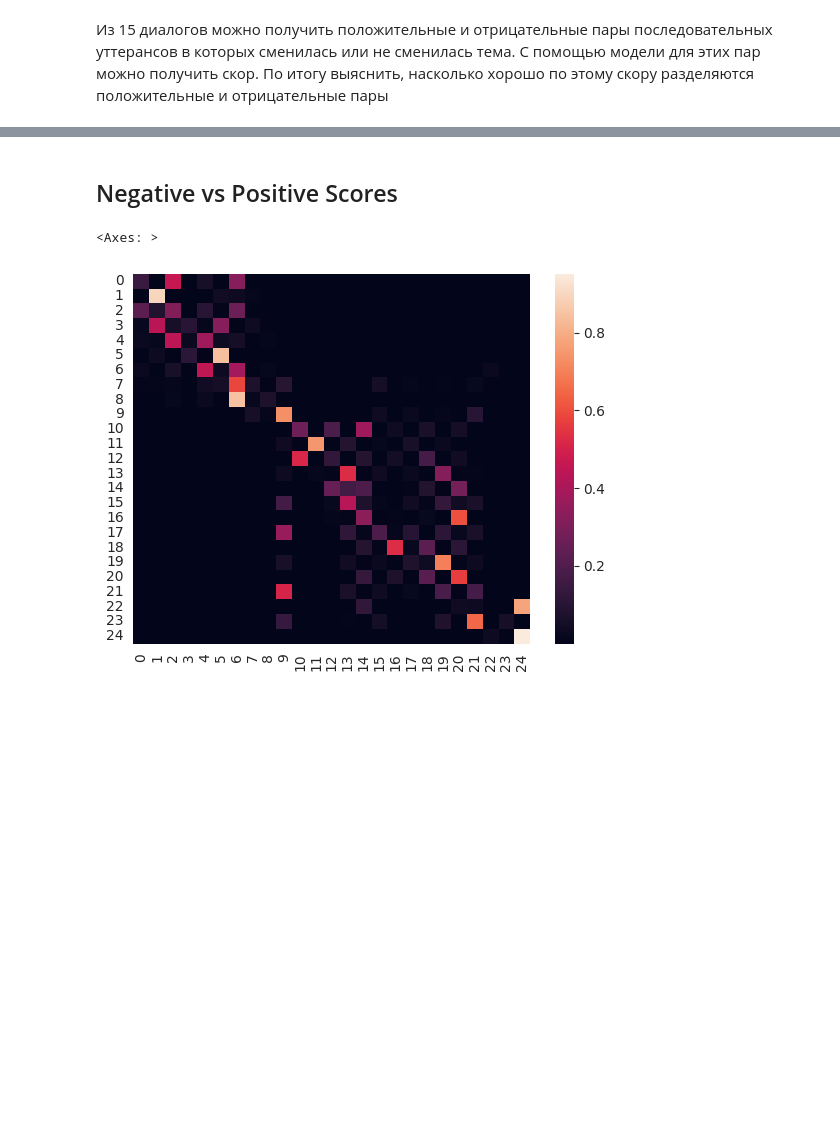
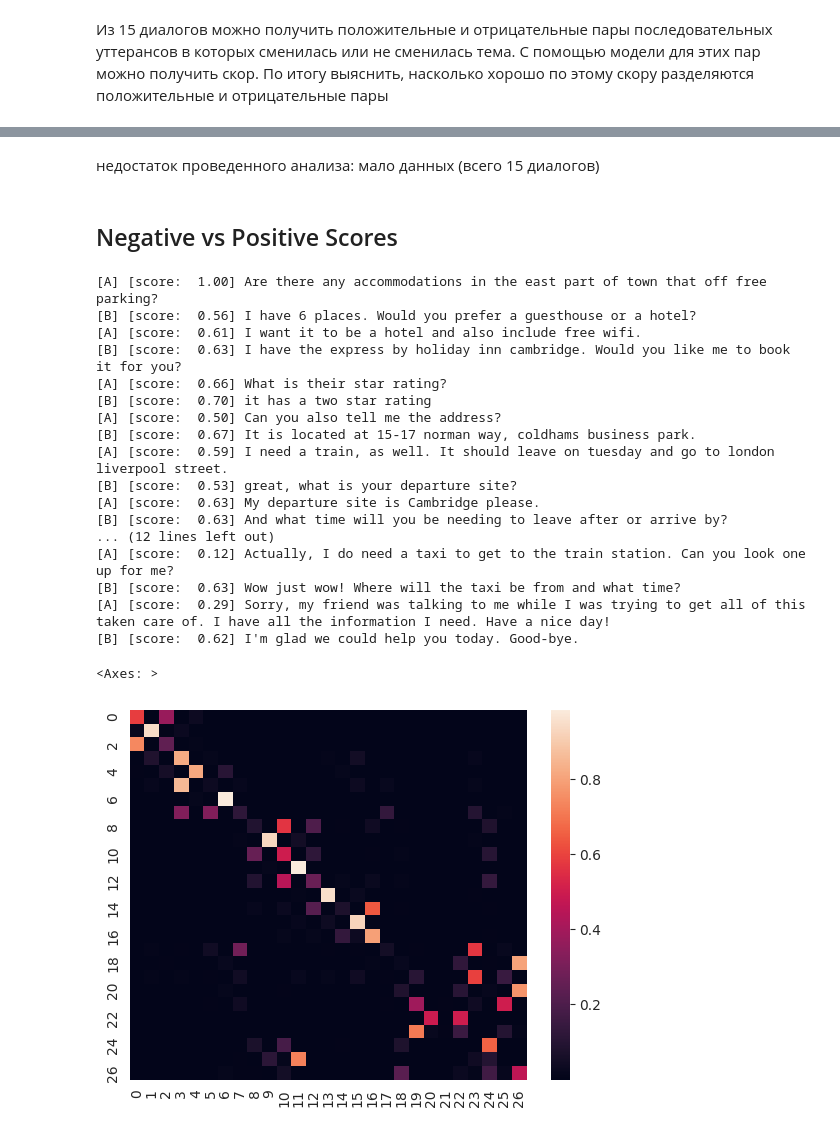
Before and after one commit to voorhs/dialogue-augmentation, a Jupyter notebook: pairwise.ipynb, the cells around one changed output, grey strips where cells are left out. Saved outputs shown, nothing was run; the diff lists cells and outputs as text; code cells hidden in the pictures; blank space fills up the shorter version.

```diff
--- a/pairwise.ipynb
+++ b/pairwise.ipynb
@@ -182,7 +191,7 @@ def show_positionwise_scores(i_dia):
     speaker_alias = "AB"
     dia = dataset[i_dia]
     abs_scores = [1] + df[df.i_dia == i_dia].sort_values('i_pair')['abs_score'].tolist()
-    uts = [f'[{speaker_alias[item["speaker1"]]}] [score: {abs_score:5.2f}] {item["utterance"]}' for abs_score, item in zip(abs_scores, dia)]
+    uts = [f'[{speaker_alias[item["speaker"]]}] [score: {abs_score:5.2f}] {item["utterance"]}' for abs_score, item in zip(abs_scores, dia)]
     print('\n'.join(uts))
 # %%
 import seaborn as sns
@@ -559,16 +568,31 @@ def is_switch(lab1, lab2):
     a = lab1 != lab2
     b = isinstance(lab1, list) or isinstance(lab2, list)
     return a or b
-scores_list = []
+abs_scores_list = []
+rel_scores_list = []
 i_pair_list = []
 is_switch_list = []
+is_switch_precise_list = []
+i_dia_list = []
 for i_dia in range(15):
-    scores = df[df.i_dia == i_dia].sort_values('i_pair')['abs_score'].tolist()
-    scores_list.extend(scores)
+    df_tmp = df[df.i_dia == i_dia].sort_values('i_pair')
+    abs_scores = df_tmp['abs_score'].tolist()
+    rel_scores = df_tmp['rel_score'].tolist()
+    abs_scores_list.extend(abs_scores)
+    rel_scores_list.extend(rel_scores)
     # print(len(scores), len(segments))
-    for i in range(len(scores)):
+    for i in range(len(abs_scores)):
         is_switch_list.append(is_switch(segments[i_dia][i], segments[i_dia][i+1]))
-    i_pair_list.extend(list(range(len(scores))))
+        is_switch_precise_list.append(is_switch(segments_precise[i_dia][i], segments_precise[i_dia][i+1]))
+    i_pair_list.extend(list(range(len(abs_scores))))
+    i_dia_list.extend([i_dia] * len(abs_scores))
 
 
-df_switch = pd.DataFrame({'score': scores_list, 'i_pair': i_pair_list, 'is_switch': is_switch_list})
+df_switch = pd.DataFrame({
+    'abs_score': abs_scores_list,
+    'rel_score': rel_scores_list,
+    'i_pair': i_pair_list,
+    'i_dia': i_dia_list,
+    'is_switch': is_switch_list,
+    'is_switch_precise': is_switch_precise_list
+})
@@ -585,0 +651,3 @@ sns.scatterplot(df_switch, x='score', y='is_switch', ax=ax[0])
+# %%
+i_dia = 8
+draw_switch(df_switch[df_switch.i_dia == i_dia], absolute=True)
@@ -586,3 +688,5 @@ sns.scatterplot(df_switch, x='score', y='is_switch', ax=ax[0])
+# %% [markdown]
+недостаток проведенного анализа: мало данных (всего 15 диалогов)
 # %% [markdown]
 ## Negative vs Positive Scores
 # %%
@@ -607,9 +711,27 @@ for i_dia, dia in enumerate(tqdm(dataset)):
 # %%
 import seaborn as sns
 sns.set_style('whitegrid')
-import matplotlib.pyplot as plt
 
-sns.heatmap(scores_list[10], annot=False, fmt='.1f')
+i_dia=8
+show_positionwise_scores(i_dia)
+sns.heatmap(scores_list[i_dia], annot=False, fmt='.1f')
 # %% [output]
-<Axes: >
+[A] [score:  1.00] Are there any accommodations in the east part of town that off free parking?
+[B] [score:  0.56] I have 6 places. Would you prefer a guesthouse or a hotel?
+[A] [score:  0.61] I want it to be a hotel and also include free wifi.
+[B] [score:  0.63] I have the express by holiday inn cambridge. Would you like me to book it for you?
+[A] [score:  0.66] What is their star rating?
+[B] [score:  0.70] it has a two star rating
+[A] [score:  0.50] Can you also tell me the address?
+[B] [score:  0.67] It is located at 15-17 norman way, coldhams business park.
+[A] [score:  0.59] I need a train, as well. It should leave on tuesday and go to london liverpool street.
+[B] [score:  0.53] great, what is your departure site?
+[A] [score:  0.63] My departure site is Cambridge please.
+[B] [score:  0.63] And what time will you be needing to leave after or arrive by?
+... (12 lines left out)
+[A] [score:  0.12] Actually, I do need a taxi to get to the train station. Can you look one up for me?
+[B] [score:  0.63] Wow just wow! Where will the taxi be from and what time?
+[A] [score:  0.29] Sorry, my friend was talking to me while I was trying to get all of this taken care of. I have all the information I need. Have a nice day!
+[B] [score:  0.62] I'm glad we could help you today. Good-bye.
+<Axes: >
-[figure, old version]
+[figure, new version]
```
Also changed, not shown: parts of 22 cells of this notebook, 4 other files.
